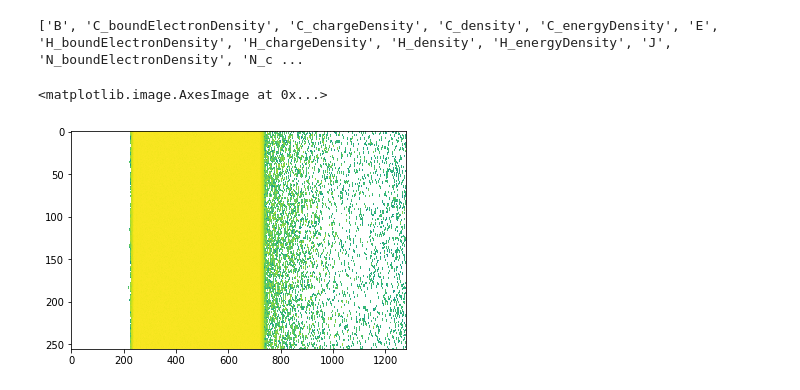
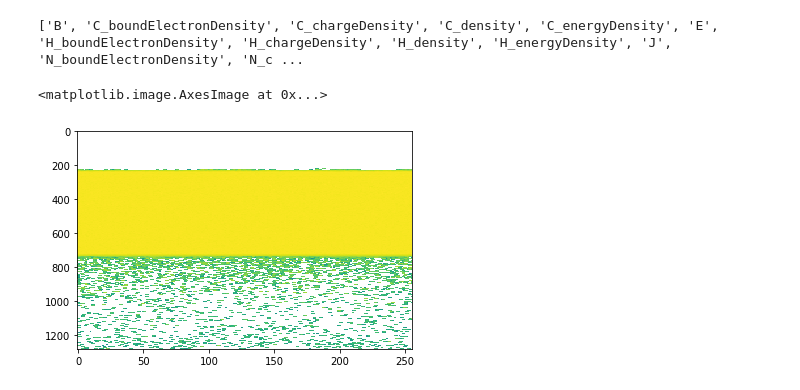
Before and after one commit to pordyna/fdrot, a Jupyter notebook: openPMD_example_data_load.ipynb, the cells around one changed output. Saved outputs shown, nothing was run; the diff lists cells and outputs as text; code cells hidden in the pictures.

```diff
--- a/openPMD_example_data_load.ipynb
+++ b/openPMD_example_data_load.ipynb
@@ -31,7 +31,7 @@ n_e_h5py = f['/data/5000/fields/e_density']
 # %%
 n_e = n_e_h5py.value * n_e_h5py.attrs['unitSI']
 # %%
-plt.imshow(n_e.T, norm = LogNorm(), aspect='auto')
+plt.imshow(n_e, norm = LogNorm(), aspect='auto')
 # %% [output]
 <matplotlib.image.AxesImage at 0x...>
-[figure, old version]
+[figure, new version]
```
Also changed, not shown: parts of 11 cells of this notebook, 2 other files.
